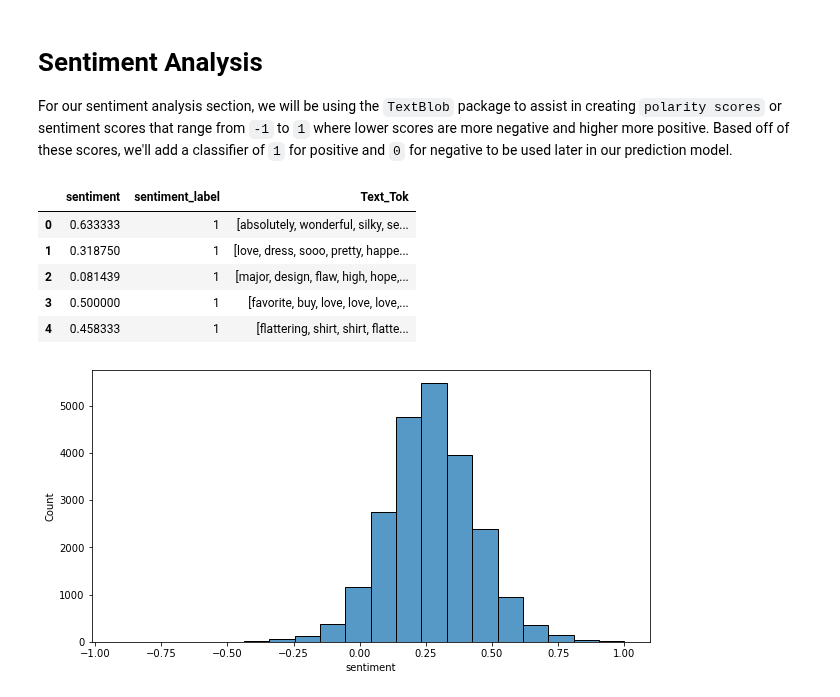
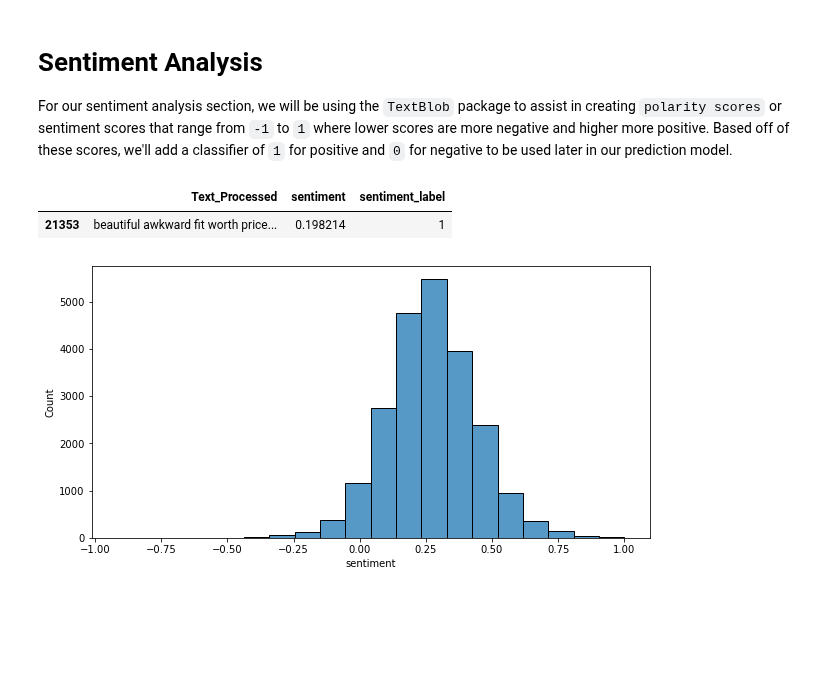
Before and after one commit to broepke/DATA110, a Jupyter notebook: Week 11/DATA110-Week11-Midterm-broepke.ipynb, the cells around one changed output. Drawn from its saved outputs; the diff is of its cells as text; code cells hidden in the pictures; blank space fills up the shorter version.

```diff
--- a/Week 11/DATA110-Week11-Midterm-broepke.ipynb
+++ b/Week 11/DATA110-Week11-Midterm-broepke.ipynb
@@ -93,7 +75,3 @@ memory usage: 1.4+ MB
-# %%
-# Change to Categorical types
-df["Department Name"] = df["Department Name"].astype('category')
-df["Class Name"] = df["Class Name"].astype('category')
 # %%
 df.info()
 # %% [output]
@@ -368,14 +350,10 @@ df['sentiment'] = df['Text_Processed'].apply(lambda x: get_sentiment(x))
 # Create a few extra columns to aid in the analysis
 df['sentiment_label'] = df['sentiment'].apply(lambda x: 1 if x >= 0 else 0)
 # %%
-df[df.columns[-3:]].head()
+df[df.columns[-3:]].sample()
 # %% [output]
-|  | sentiment | sentiment_label | Text_Tok |
-| 0 | 0.633333 | 1 | [absolutely, wonderful, silky, se... |
-| 1 | 0.318750 | 1 | [love, dress, sooo, pretty, happe... |
-| 2 | 0.081439 | 1 | [major, design, flaw, high, hope,... |
-| 3 | 0.500000 | 1 | [favorite, buy, love, love, love,... |
-| 4 | 0.458333 | 1 | [flattering, shirt, shirt, flatte... |
+|  | Text_Processed | sentiment | sentiment_label |
+| 21353 | beautiful awkward fit worth price... | 0.198214 | 1 |
 # %%
 plt.figure(figsize=(10, 5))
 sns.histplot(df, x='sentiment', palette="tab20c", bins=20);
```
Also changed, not shown: parts of 44 cells of this notebook, 2 other files.
